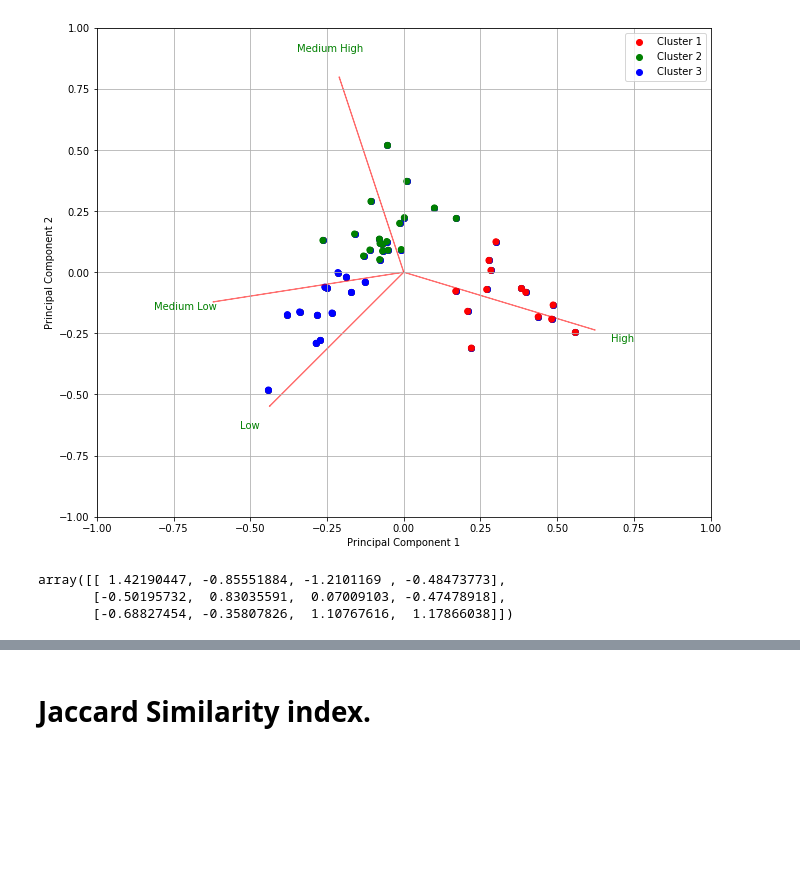
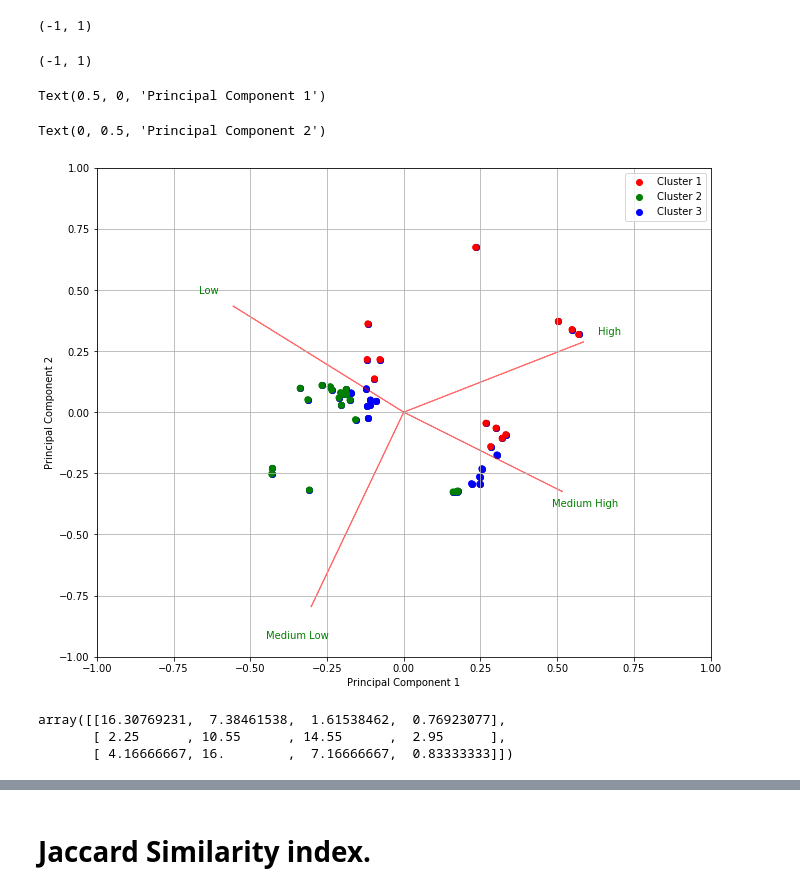
Before and after one commit to Guindillator/Certainty, a Jupyter notebook: Code_Figures_Certainty_Project.ipynb, the cells around one changed output, grey strips where cells are left out. Cells and saved outputs as stored; diff of their text form; code cells hidden in the pictures; blank space fills up the shorter version.

```diff
--- a/Code_Figures_Certainty_Project.ipynb
+++ b/Code_Figures_Certainty_Project.ipynb
@@ -64,0 +68,2 @@ s123.columns = ['s1-High','s1-Medium High','s1-Medium Low','s1-Low','s3-1','s3-2
+# %%
+s123 = pd.read_csv("C:\\Users\\marpr\\Desktop\\docto\\respuestas-s123 - copia.csv", sep=',')
@@ -65,26 +88,34 @@ s123.columns = ['s1-High','s1-Medium High','s1-Medium Low','s1-Low','s3-1','s3-2
 # %%
-import matplotlib.pyplot as plt
-from mpl_toolkits.mplot3d import Axes3D
-from matplotlib.legend_handler import HandlerLine2D
-from sklearn import datasets
-from sklearn.decomposition import PCA
+# import matplotlib.pyplot as plt
+# from mpl_toolkits.mplot3d import Axes3D
+# from matplotlib.legend_handler import HandlerLine2D
+# from sklearn import datasets
+# from sklearn.decomposition import PCA
 # iris = datasets.load_iris()
 m = (np.asarray(s123))
 s1_array = (m[:, :4])
-s3_array = (m[:, 4:7])
-s2_array = (m[:, 7:9])
+
+# lista = []
+# for i in range(1,46):
+#     lista.append([0])
+# s1_array = (np.append(s1_array, lista, axis=1))
+
+# s3_array = (m[:, 4:7])
+# s2_array = (m[:, 7:9])
+s1_array_comp = clr(centralize(multiplicative_replacement(closure(s1_array), delta = 0.0001)))
+s1_array_comp = scale(s1_array_comp)
 
 range_s123 = range(1,11)
 s1_interia = []
-s1 = pd.DataFrame(s1_array)
-pcax1 = PCA(n_components=2).fit_transform(s1)
+s1 = pd.DataFrame(s1_array_comp)
+pcax1 = PCA(n_components=3).fit_transform(s1)
 pcax1_dt = pd.DataFrame(pcax1)
 pca = PCA()
 pcax1 = pca.fit_transform(s1)
 
 k = 3
 # Create a kmeans model on our data, using k clusters.  random_state helps ensure that the algorithm returns the same results each time.
-kmeans_model = KMeans(n_clusters=k, random_state=1).fit(s1.iloc[:, :])
+kmeans_model = KMeans(n_clusters=k, random_state=1).fit((pd.DataFrame(s1_array)).iloc[:, :])
 
 # These are our fitted labels for clusters -- the first cluster has label 0, and the second has label 1.
 y = kmeans_model.labels_
@@ -119,36 +150,40 @@ def myplot(score,coeff,labels=None):
 
     plt.arrow(0, 0, coeff[1,0], coeff[1,1],color = 'r',alpha = 0.5)
     if labels is None:
         plt.text(coeff[1,0]* 1.15, coeff[1,1] * 1.15, "Medium High", color = 'g', ha = 'center', va = 'center')
     else:
         plt.text(coeff[1,0]* 1.15, coeff[1,1] * 1.15, labels[1], color = 'g', ha = 'center', va = 'center')
 
     plt.arrow(0, 0, coeff[2,0], coeff[2,1],color = 'r',alpha = 0.5)
     if labels is None:
         plt.text(coeff[2,0]* 1.15, coeff[2,1] * 1.15, "Medium Low", color = 'g', ha = 'center', va = 'center')
     else:
         plt.text(coeff[2,0]* 1.15, coeff[2,1] * 1.15, labels[2], color = 'g', ha = 'center', va = 'center')
 
     plt.arrow(0, 0, coeff[3,0], coeff[3,1],color = 'r',alpha = 0.5)
     if labels is None:
         plt.text(coeff[3,0]* 1.15, coeff[3,1] * 1.15, "Low", color = 'g', ha = 'center', va = 'center')
     else:
         plt.text(coeff[3,0]* 1.15, coeff[3,1] * 1.15, labels[3], color = 'g', ha = 'center', va = 'center')
 
 plt.xlim(-1,1)
 plt.ylim(-1,1)
 plt.xlabel("Principal Component {}".format(1))
 plt.ylabel("Principal Component {}".format(2))
 plt.grid()
 
 #Call the function. Use only the 2 PCs.
 myplot(pcax1[:,0:2],np.transpose(pca.components_[0:2, :]))
-plt.savefig('biplot_pca_s1.png', dpi = 500)
+plt.savefig('biplot_pca_s1_compositional.png', dpi = 500)
 plt.show()
 kmeans_model.cluster_centers_
 # %% [output]
+(-1, 1)
+(-1, 1)
+Text(0.5, 0, 'Principal Component 1')
+Text(0, 0.5, 'Principal Component 2')
-[figure, old version]
+[figure, new version]
-array([[ 1.42190447, -0.85551884, -1.2101169 , -0.48473773],
-       [-0.50195732,  0.83035591,  0.07009103, -0.47478918],
-       [-0.68827454, -0.35807826,  1.10767616,  1.17866038]])
+array([[16.30769231,  7.38461538,  1.61538462,  0.76923077],
+       [ 2.25      , 10.55      , 14.55      ,  2.95      ],
+       [ 4.16666667, 16.        ,  7.16666667,  0.83333333]])
 # %%
```
Also changed, not shown: parts of 12 cells of this notebook.
